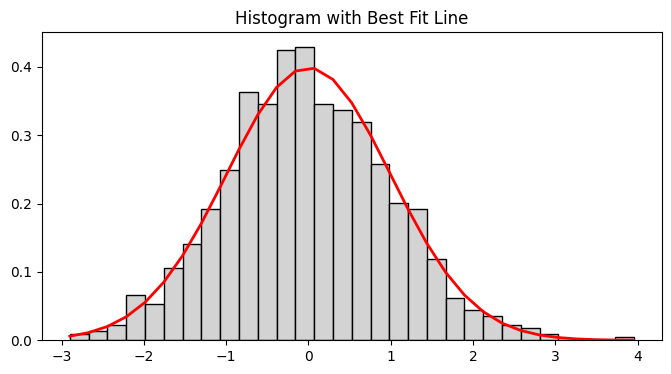
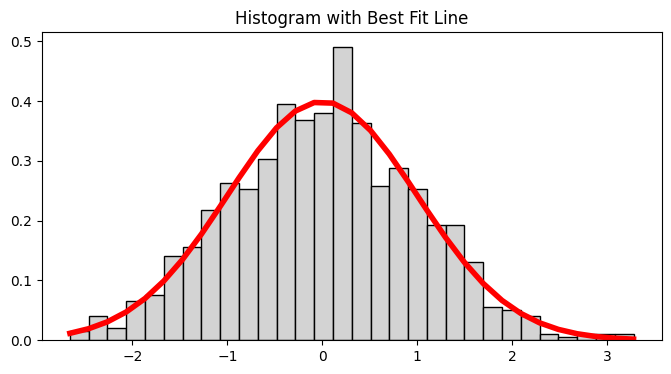
The change to this notebook cell's code, shown as a diff; its figure went from the first image to the second:
--- before
+++ after
@@ -8,5 +8,5 @@
 best_fit_line = ((1 / (np.sqrt(2 * np.pi) * sigma)) * np.exp(-0.5 * (1 / sigma * (bins
 - mu))**2))
-ax.plot(bins, best_fit_line, color='red', linewidth=2)
+ax.plot(bins, best_fit_line, color='red', linewidth=4)
 ax.set_title('Histogram with Best Fit Line')
 plt.show()

Commit: upt